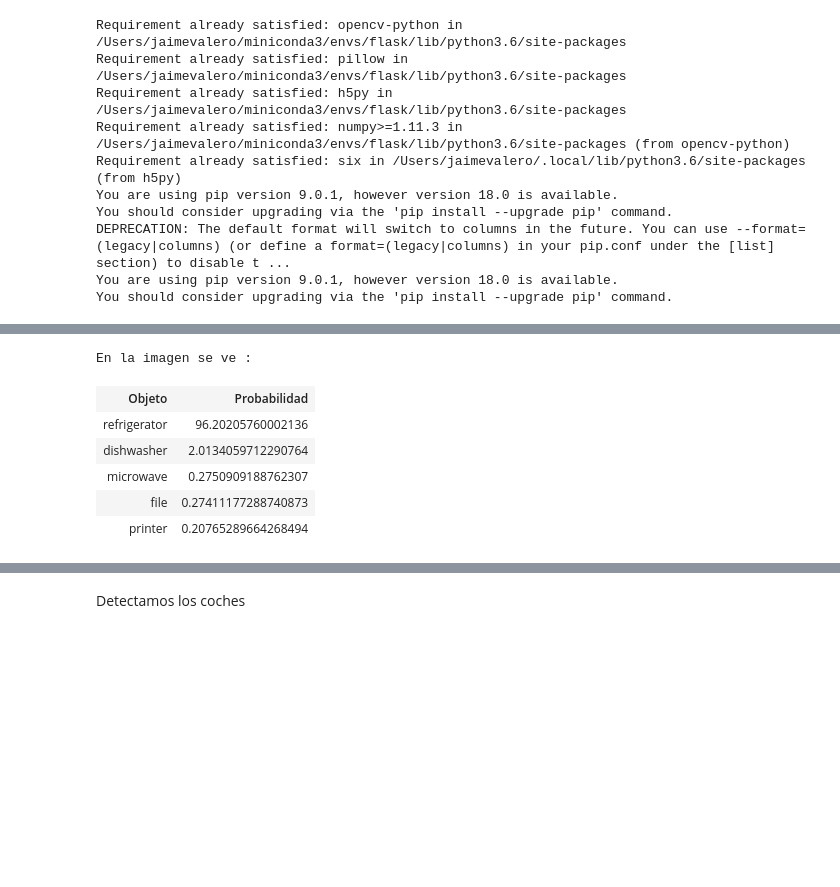
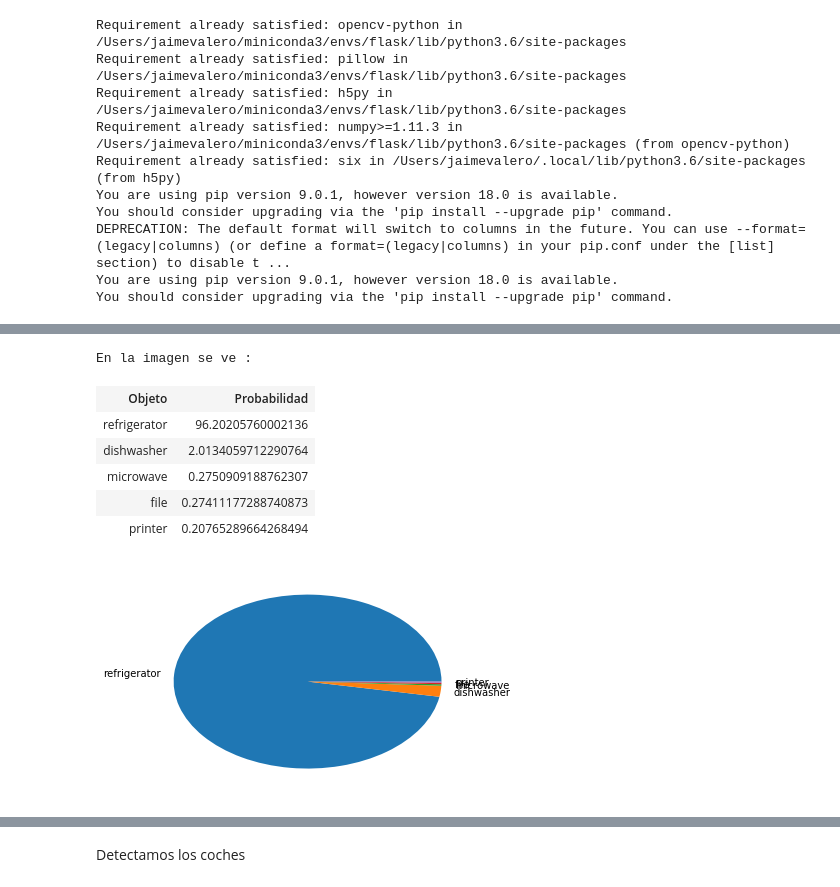
Before and after one commit to jaimevalero/python-machine-learning-book-2nd-edition, a Jupyter notebook: ejercicios/Ejercicio 18 - Computer vision.ipynb, the cells around one changed output, grey strips where cells are left out. Drawn from its saved outputs; the diff is of its cells as text; code cells hidden in the pictures; blank space fills up the shorter version.

```diff
--- a/ejercicios/Ejercicio 18 - Computer vision.ipynb
+++ b/ejercicios/Ejercicio 18 - Computer vision.ipynb
@@ -108,30 +110,35 @@ predictions, probabilities = prediction.predictImage(os.path.join(execution_path
 # %%
 # Mostrar resultados
 # Cabecera de la tabla
 from IPython.display import Image
 from IPython.core.display import HTML
 s = f"""
   <h1> En la imagen se ve :</h1>  <table>
   <tr> <th>Objeto</th>  <th>Probabilidad</th> </tr>"""
 
 # Cuerpo de la tabla
 for eachPrediction, eachProbability in zip(predictions, probabilities):
    # Cuerpo de la tabla
     s = s + f""" <tr> <td>{eachPrediction}</td> <td>{eachProbability}</td> </tr>"""
 
 # Pie de la tabla
 s = s + f"""</table><br>"""
 
 
+import matplotlib.pyplot as pyplot
+
+pyplot.pie( probabilities, labels=predictions, autopct=None)
+
 display(HTML(s))
 # %% [output]
 En la imagen se ve :
 | Objeto | Probabilidad |
 | refrigerator | 96.20205760002136 |
 | dishwasher | 2.0134059712290764 |
 | microwave | 0.2750909188762307 |
 | file | 0.27411177288740873 |
 | printer | 0.20765289664268494 |
+[figure, added]
 # %% [markdown]
 ## Ejemplo 2 : Detección de tipos de objetos en una imagen.
 
```
Also changed, not shown: parts of 9 cells of this notebook, 21 other files.
